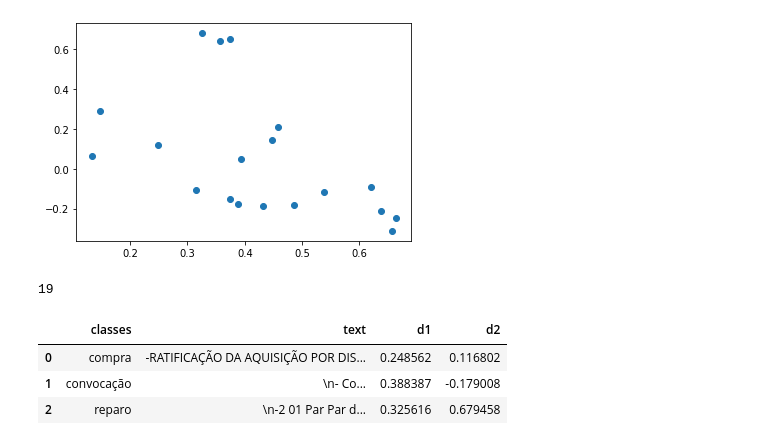
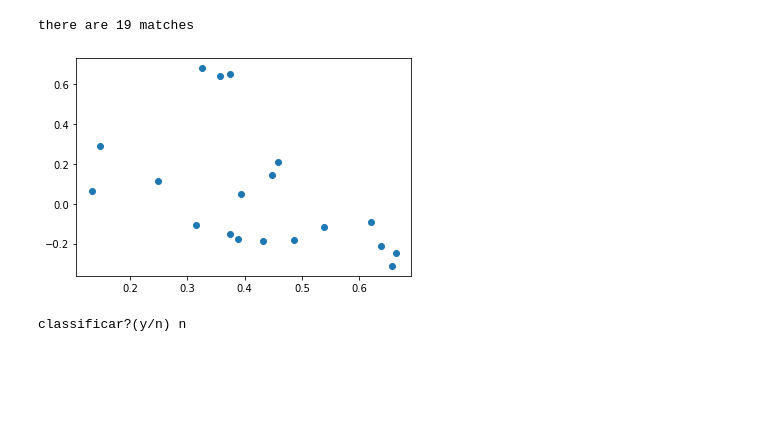
Before and after one commit to lubianat/transparencia_na_pandemia, a Jupyter notebook: misc/src/tiago.ipynb, the cells around one changed output. Cells and saved outputs as stored; diff of their text form; code cells hidden in the pictures; blank space fills up the shorter version.

```diff
--- a/misc/src/tiago.ipynb
+++ b/misc/src/tiago.ipynb
@@ -17,4 +93,9 @@ target_filepath = basedir +  keyword
 # %%
 with open("temp.txt", "r") as selected_contexts_file:
   file_content = selected_contexts_file.read()
   file_content_splitted = file_content.split("==========")
+
+plot_corpus(file_content_splitted)
+# %% [output]
+there are 19 matches
+[figure, added]
@@ -28,15 +101,0 @@ X = vectorizer.fit_transform(file_content_splitted)
-# %%
-from sklearn.feature_extraction.text import CountVectorizer, TfidfTransformer
-from sklearn.decomposition import TruncatedSVD
-import matplotlib.pyplot as plt
-
-SVD = TruncatedSVD(n_components=2).fit(X)
-data2D = SVD.transform(X)
-plt.scatter(data2D[:,0], data2D[:,1])
-plt.show()
-# %% [output]
-[figure, removed]
-# %%
-len(file_content_splitted)
-# %% [output]
-19
@@ -62,3 +102,7 @@ for i in file_content_splitted:
+# %%
+classes = classificar(file_content_splitted)
+# %% [output]
+classificar?(y/n) n
 # %%
 classes = ['compra', 'convocação', 'reparo'
            , 'registro', 'reparo', 'reparo', 'convocação', 'registro', 'convocação', 'convocação', 'reparo', 'convocação', 'convocação', 'registro', 'convocação', 'licitação fracassada', 'reparo', 'registro', 'compra']
@@ -69,10 +113,3 @@ df = pd.DataFrame({"classes":classes,
                    "text":file_content_splitted,
                    "d1": data2D[:,0],
                    "d2": data2D[:,1]})
-# %%
-df.head(3)
-# %% [output]
-|  | classes | text | d1 | d2 |
-| 0 | compra | -RATIFICAÇÃO DA AQUISIÇÃO POR DIS... | 0.248562 | 0.116802 |
-| 1 | convocação | \n- Co... | 0.388387 | -0.179008 |
-| 2 | reparo | \n-2 01 Par Par d... | 0.325616 | 0.679458 |
```
Also changed, not shown: parts of 14 cells of this notebook, 2 other files.
